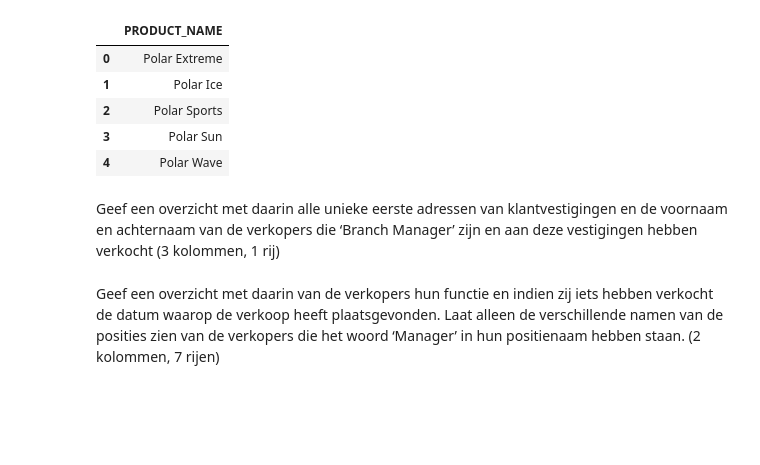
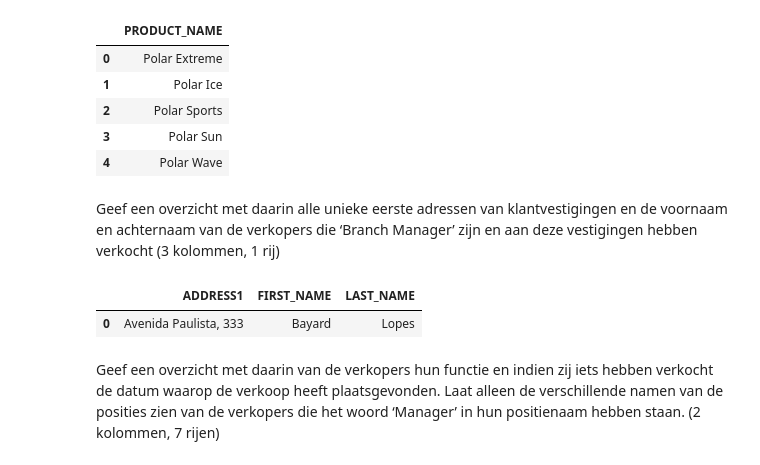
Before and after one commit to alex24106429/DEAI-Portfolio, a Jupyter notebook: week_1/werkcollege_2/Opdrachten_w1_wc2.ipynb, the cells around one changed output. Saved outputs shown, nothing was run; the diff lists cells and outputs as text; code cells hidden in the pictures; blank space fills up the shorter version.

Commit message:
overzicht met daarin alle unieke eerste adressen van klantvestigingen en de voornaam en achternaam van de verkopers die ‘Branch Manager’ zijn en aan deze vestigingen hebben verkocht

```diff
--- a/week_1/werkcollege_2/Opdrachten_w1_wc2.ipynb
+++ b/week_1/werkcollege_2/Opdrachten_w1_wc2.ipynb
@@ -277,6 +277,12 @@ pd.read_sql_query("SELECT p.product_name FROM product p JOIN product_type pt ON
 | 4 | Polar Wave |
 # %% [markdown]
 Geef een overzicht met daarin alle unieke eerste adressen van klantvestigingen en de voornaam en achternaam van de verkopers die ‘Branch Manager’ zijn en aan deze vestigingen hebben verkocht (3 kolommen, 1 rij)
+# %%
+pd.read_sql_query(
+    "SELECT DISTINCT(ADDRESS1), sales_staff.FIRST_NAME, sales_staff.LAST_NAME FROM sales_branch JOIN sales_staff ON sales_branch.SALES_BRANCH_CODE = sales_staff.SALES_BRANCH_CODE JOIN order_header ON order_header.SALES_STAFF_CODE = sales_staff.SALES_STAFF_CODE WHERE sales_staff.POSITION_EN = \"Branch Manager\"", connection)
+# %% [output]
+|  | ADDRESS1 | FIRST_NAME | LAST_NAME |
+| 0 | Avenida Paulista, 333 | Bayard | Lopes |
 # %% [markdown]
 Geef een overzicht met daarin van de verkopers hun functie en indien zij iets hebben verkocht de datum waarop de verkoop heeft plaatsgevonden. Laat alleen de verschillende namen van de posities zien van de verkopers die het woord ‘Manager’ in hun positienaam hebben staan. (2 kolommen, 7 rijen)
 # %% [markdown]
```
